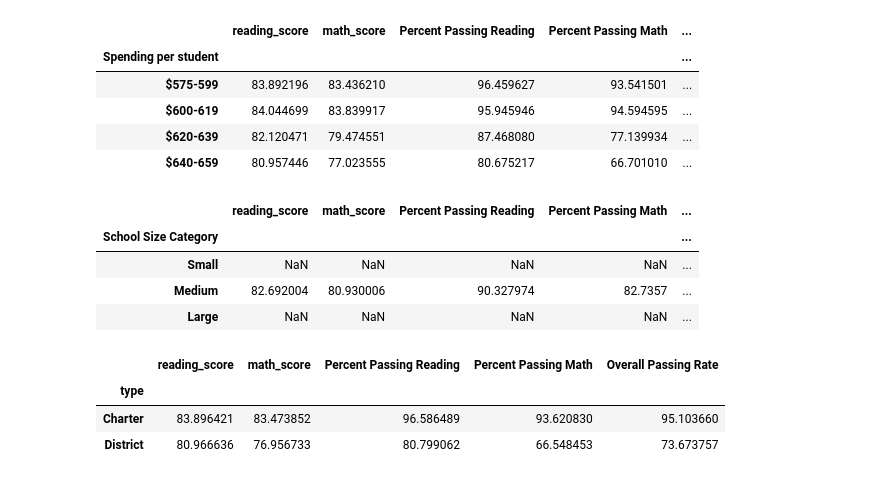
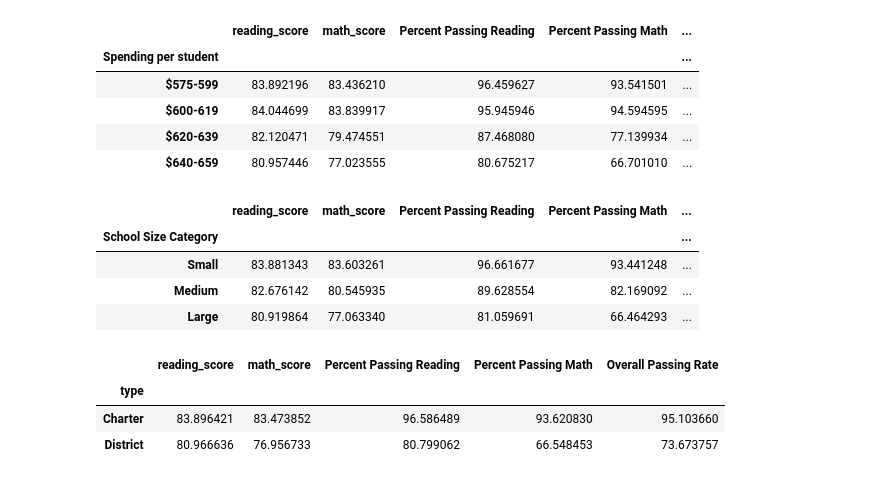
Before and after one commit to ehyoder/Academy_of_Py_Homework, a Jupyter notebook: Academy_of_Py_Beth_Yoder.ipynb, the cells around one changed output. Cells and saved outputs as stored; diff of their text form; code cells hidden in the pictures.

```diff
--- a/Academy_of_Py_Beth_Yoder.ipynb
+++ b/Academy_of_Py_Beth_Yoder.ipynb
@@ -288,17 +288,16 @@ school_spending_group.mean()
 | $620-639 | 82.120471 | 79.474551 | 87.468080 | 77.139934 | ... |
 | $640-659 | 80.957446 | 77.023555 | 80.675217 | 66.701010 | ... |
 # %%
-# drop columns to get the right df , need to do it before
 # Scores by school size
 bins = [0, 1750, 3250, 5000]
 group_names = ["Small", "Medium", "Large"]
-school_summary_reduced["School Size Category"] = pd.cut(new_merge_df["size"], bins, labels=group_names)
+school_summary_reduced["School Size Category"] = pd.cut(school_summary_merge["size"], bins, labels=group_names)
 school_size_categories = school_summary_reduced.groupby("School Size Category")
 school_size_categories.mean()
 # %% [output]
 |  | reading_score | math_score | Percent Passing Reading | Percent Passing Math | ... |
 | School Size Category |  |  |  |  | ... |
-| Small | NaN | NaN | NaN | NaN | ... |
-| Medium | 82.692004 | 80.930006 | 90.327974 | 82.7357 | ... |
-| Large | NaN | NaN | NaN | NaN | ... |
+| Small | 83.881343 | 83.603261 | 96.661677 | 93.441248 | ... |
+| Medium | 82.676142 | 80.545935 | 89.628554 | 82.169092 | ... |
+| Large | 80.919864 | 77.063340 | 81.059691 | 66.464293 | ... |
 # %%
```
Also changed, not shown: parts of 4 cells of this notebook.
